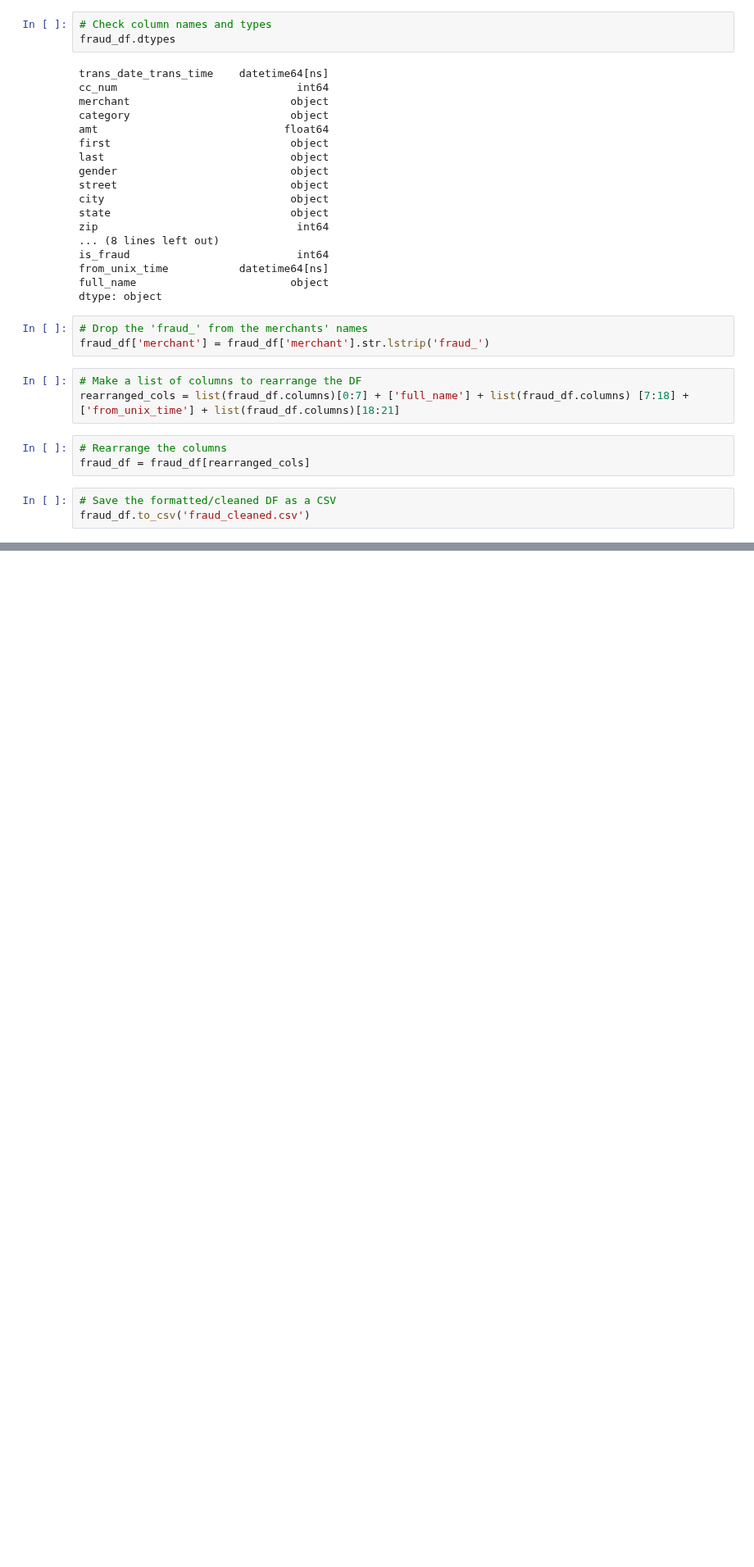
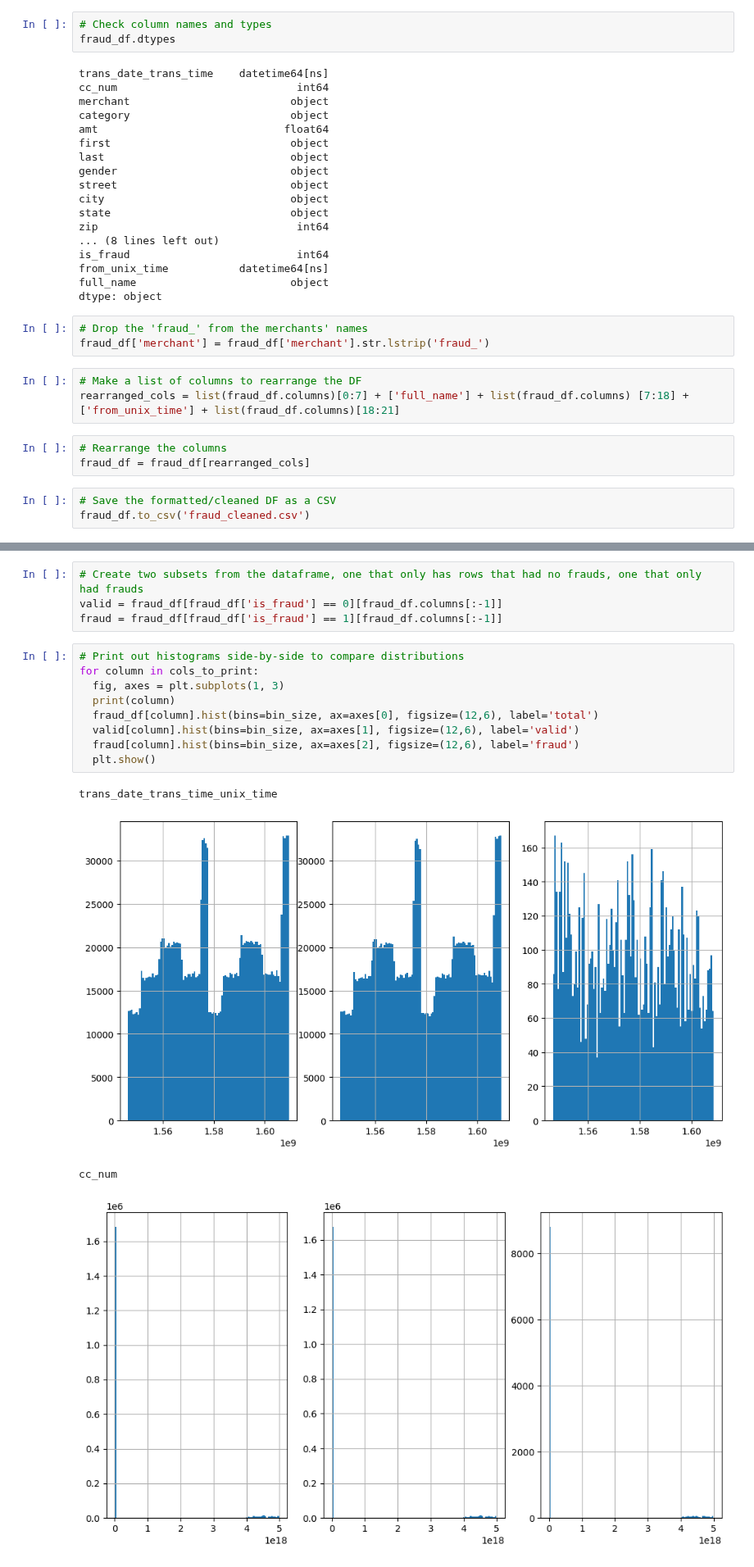
Before and after one commit to smwares/Credit-Card-Fraud-Detection, a Jupyter notebook: src/EDA.ipynb, the cells around one changed output, grey strips where cells are left out. Shown at 82% size. Drawn from its saved outputs; the diff is of its cells as text; blank space fills up the shorter version.

```diff
--- a/src/EDA.ipynb
+++ b/src/EDA.ipynb
@@ -156,0 +207,18 @@ files.download('fraud_cleaned.csv')
+# %%
+# Create two subsets from the dataframe, one that only has rows that had no frauds, one that only had frauds
+valid = fraud_df[fraud_df['is_fraud'] == 0][fraud_df.columns[:-1]]
+fraud = fraud_df[fraud_df['is_fraud'] == 1][fraud_df.columns[:-1]]
+# %%
+# Print out histograms side-by-side to compare distributions
+for column in cols_to_print:
+  fig, axes = plt.subplots(1, 3)
+  print(column)
+  fraud_df[column].hist(bins=bin_size, ax=axes[0], figsize=(12,6), label='total')
+  valid[column].hist(bins=bin_size, ax=axes[1], figsize=(12,6), label='valid')
+  fraud[column].hist(bins=bin_size, ax=axes[2], figsize=(12,6), label='fraud')
+  plt.show()
+# %% [output]
+trans_date_trans_time_unix_time
+[figure, added]
+cc_num
+[figure, added]
```
Also changed, not shown: parts of 13 cells of this notebook.
